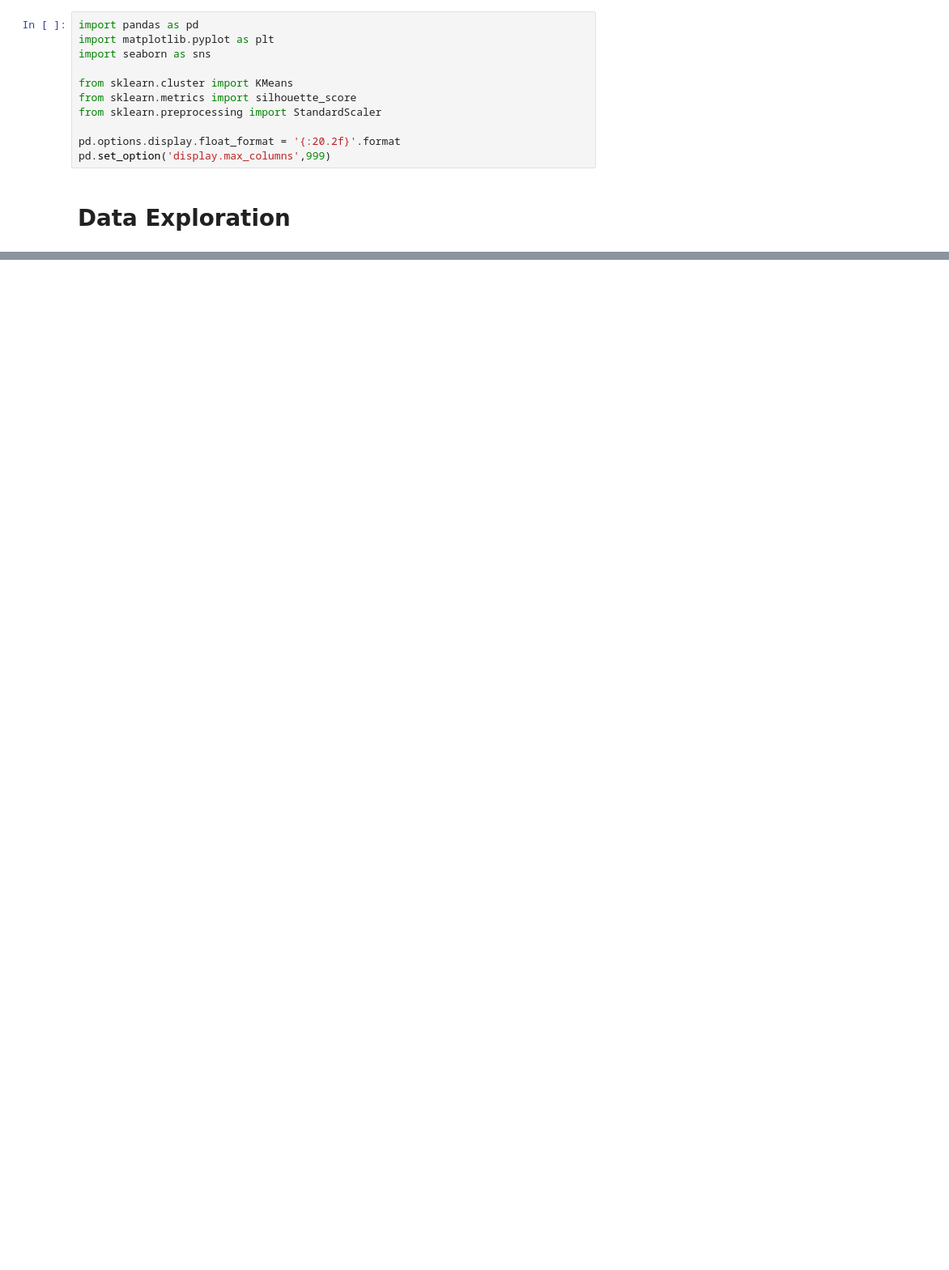
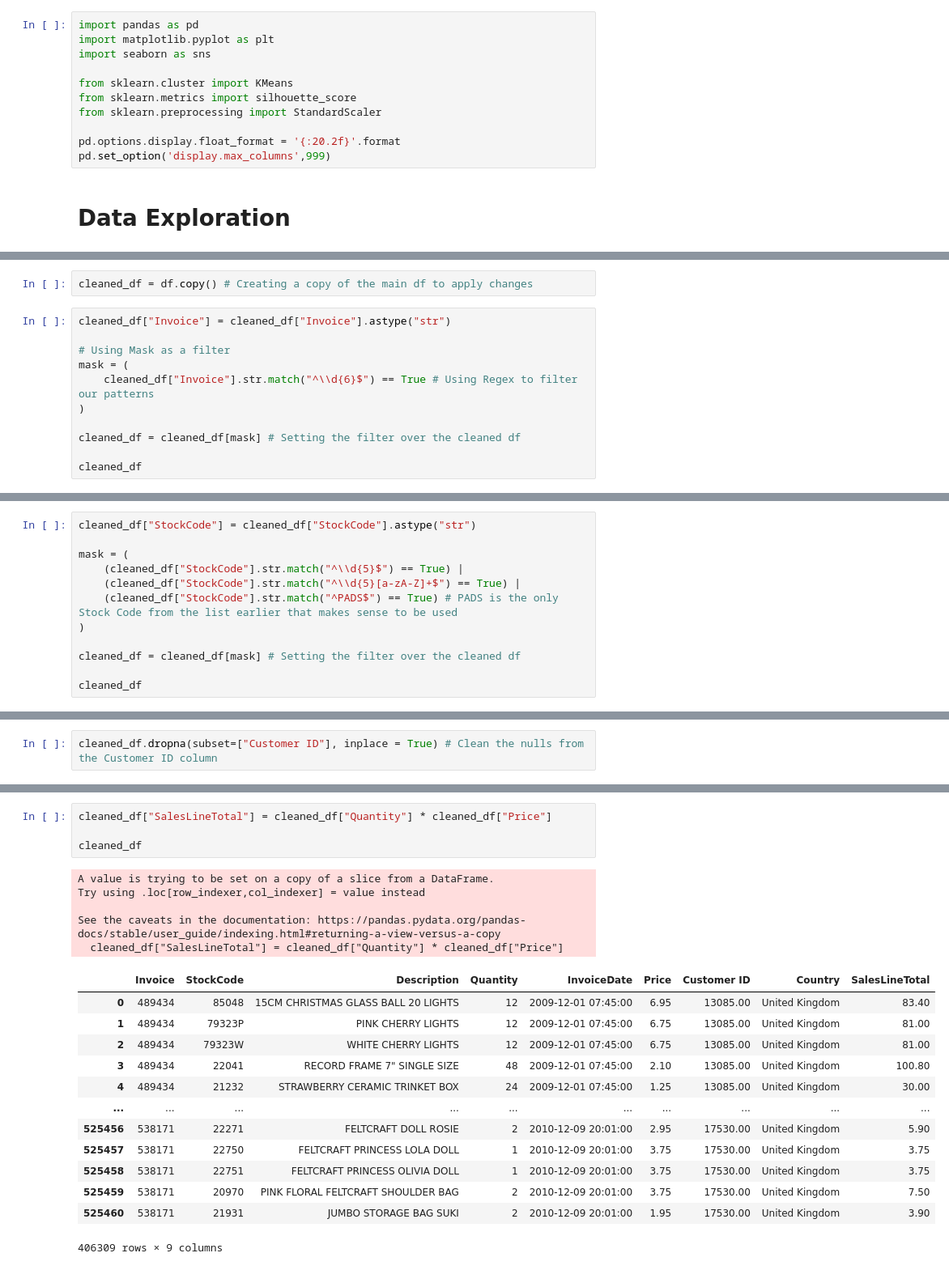
Before and after one commit to RonaldoCQ/Understand-Customers-with-KMeans-Clustering-in-Python, a Jupyter notebook: online-retail-data-clustering.ipynb, the cells around one changed output, grey strips where cells are left out. Shown at 81% size. Drawn from its saved outputs; the diff is of its cells as text; blank space fills up the shorter version.

```diff
--- a/online-retail-data-clustering.ipynb
+++ b/online-retail-data-clustering.ipynb
@@ -19,0 +207,13 @@ FileNotFoundError: [Errno 2] No such file or directory: './Data/online_retail_II
+# %%
+cleaned_df = df.copy() # Creating a copy of the main df to apply changes
+# %%
+cleaned_df["Invoice"] = cleaned_df["Invoice"].astype("str")
+
+# Using Mask as a filter
+mask = (
+    cleaned_df["Invoice"].str.match("^\\d{6}$") == True # Using Regex to filter our patterns
+)
+
+cleaned_df = cleaned_df[mask] # Setting the filter over the cleaned df
+
+cleaned_df
@@ -19,0 +234,12 @@ FileNotFoundError: [Errno 2] No such file or directory: './Data/online_retail_II
+# %%
+cleaned_df["StockCode"] = cleaned_df["StockCode"].astype("str")
+
+mask = (
+    (cleaned_df["StockCode"].str.match("^\\d{5}$") == True) |
+    (cleaned_df["StockCode"].str.match("^\\d{5}[a-zA-Z]+$") == True) |
+    (cleaned_df["StockCode"].str.match("^PADS$") == True) # PADS is the only Stock Code from the list earlier that makes sense to be used
+)
+
+cleaned_df = cleaned_df[mask] # Setting the filter over the cleaned df
+
+cleaned_df
@@ -19,0 +260,2 @@ FileNotFoundError: [Errno 2] No such file or directory: './Data/online_retail_II
+# %%
+cleaned_df.dropna(subset=["Customer ID"], inplace = True) # Clean the nulls from the Customer ID column
@@ -19,0 +285,23 @@ FileNotFoundError: [Errno 2] No such file or directory: './Data/online_retail_II
+# %%
+cleaned_df["SalesLineTotal"] = cleaned_df["Quantity"] * cleaned_df["Price"]
+
+cleaned_df
+# %% [output]
+A value is trying to be set on a copy of a slice from a DataFrame.
+Try using .loc[row_indexer,col_indexer] = value instead
+
+See the caveats in the documentation: https://pandas.pydata.org/pandas-docs/stable/user_guide/indexing.html#returning-a-view-versus-a-copy
+  cleaned_df["SalesLineTotal"] = cleaned_df["Quantity"] * cleaned_df["Price"]
+|  | Invoice | StockCode | Description | Quantity | InvoiceDate | Price | Customer ID | Country | SalesLineTotal |
+| 0 | 489434 | 85048 | 15CM CHRISTMAS GLASS BALL 20 LIGHTS | 12 | 2009-12-01 07:45:00 | 6.95 | 13085.00 | United Kingdom | 83.40 |
+| 1 | 489434 | 79323P | PINK CHERRY LIGHTS | 12 | 2009-12-01 07:45:00 | 6.75 | 13085.00 | United Kingdom | 81.00 |
+| 2 | 489434 | 79323W | WHITE CHERRY LIGHTS | 12 | 2009-12-01 07:45:00 | 6.75 | 13085.00 | United Kingdom | 81.00 |
+| 3 | 489434 | 22041 | RECORD FRAME 7" SINGLE SIZE | 48 | 2009-12-01 07:45:00 | 2.10 | 13085.00 | United Kingdom | 100.80 |
+| 4 | 489434 | 21232 | STRAWBERRY CERAMIC TRINKET BOX | 24 | 2009-12-01 07:45:00 | 1.25 | 13085.00 | United Kingdom | 30.00 |
+| ... | ... | ... | ... | ... | ... | ... | ... | ... | ... |
+| 525456 | 538171 | 22271 | FELTCRAFT DOLL ROSIE | 2 | 2010-12-09 20:01:00 | 2.95 | 17530.00 | United Kingdom | 5.90 |
+| 525457 | 538171 | 22750 | FELTCRAFT PRINCESS LOLA DOLL | 1 | 2010-12-09 20:01:00 | 3.75 | 17530.00 | United Kingdom | 3.75 |
+| 525458 | 538171 | 22751 | FELTCRAFT PRINCESS OLIVIA DOLL | 1 | 2010-12-09 20:01:00 | 3.75 | 17530.00 | United Kingdom | 3.75 |
+| 525459 | 538171 | 20970 | PINK FLORAL FELTCRAFT SHOULDER BAG | 2 | 2010-12-09 20:01:00 | 3.75 | 17530.00 | United Kingdom | 7.50 |
+| 525460 | 538171 | 21931 | JUMBO STORAGE BAG SUKI | 2 | 2010-12-09 20:01:00 | 1.95 | 17530.00 | United Kingdom | 3.90 |
+406309 rows × 9 columns
```
Also changed, not shown: parts of 24 cells of this notebook.
